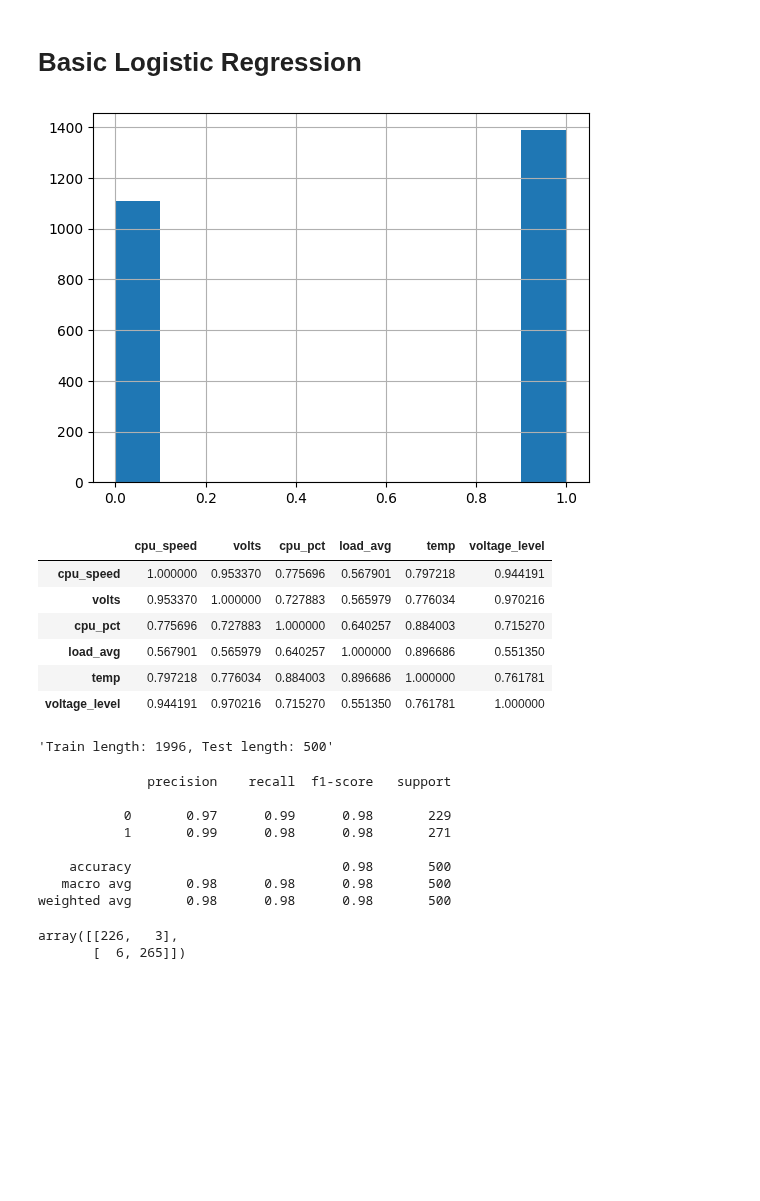
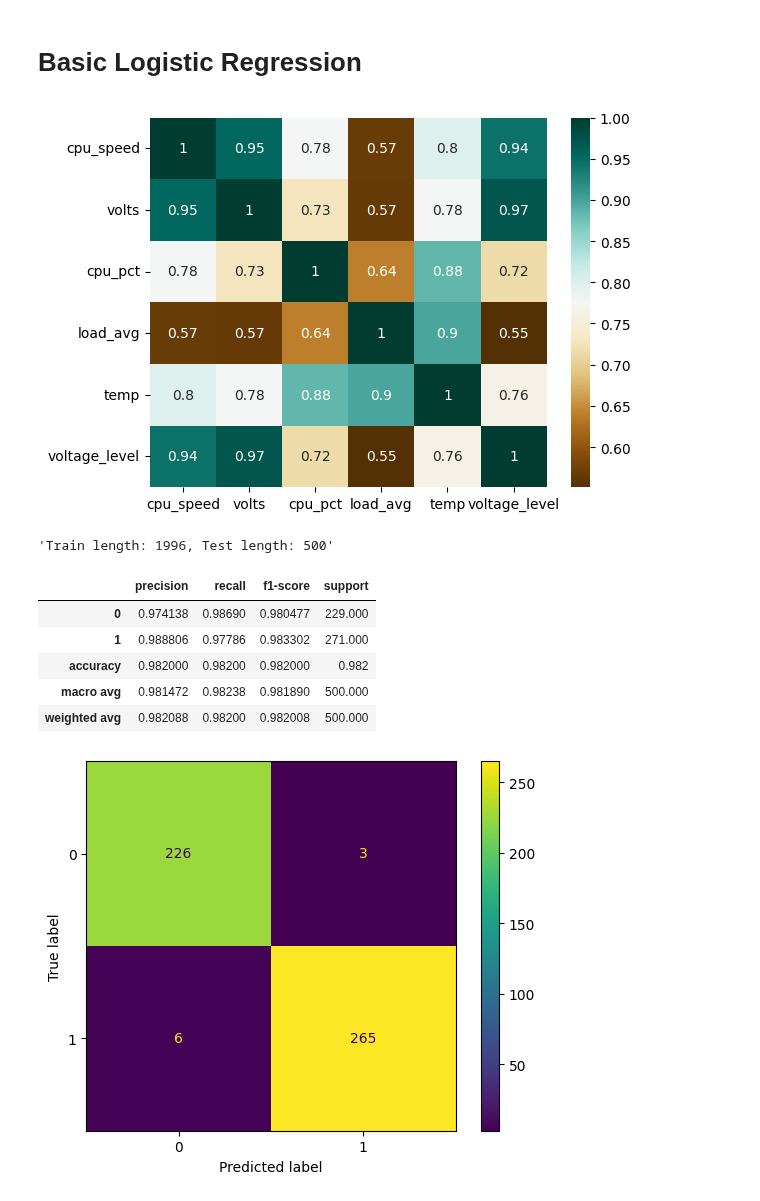
Before and after one commit to raspberrypipress/ai-projects-raspberrypi, a Jupyter notebook: code/ch03/Analyse CPU Data.ipynb, the cells around one changed output. Drawn from its saved outputs; the diff is of its cells as text; code cells hidden in the pictures; blank space fills up the shorter version.

```diff
--- a/code/ch03/Analyse CPU Data.ipynb
+++ b/code/ch03/Analyse CPU Data.ipynb
@@ -122,51 +122,47 @@ Test samples:
 # %%
 from sklearn.pipeline import make_pipeline
 from sklearn.preprocessing import StandardScaler
 from sklearn.linear_model import LogisticRegression
-from sklearn import metrics
+from sklearn.metrics import classification_report, confusion_matrix, ConfusionMatrixDisplay
 
 df_data = df_adjusted.copy() # make a copy
 
 # Convert cpu voltage into a low/high indicator.
 df_data["voltage_level"] = df_data.volts.apply(lambda x: 1 if x >= .825 else 0)
-plt.clf()
-df_data.voltage_level.hist()
+sns.heatmap(df_data.corr(), annot=True, cmap='BrBG')
 plt.show()
-
-display(df_data.corr())
 
 logreg_features = ["temp", "cpu_speed", "cpu_pct"]
 
 X = df_data[logreg_features].values
 y = df_data.voltage_level.values
 
-X_train, X_test, y_train, y_test = train_test_split(X, y, test_size=.2, random_state=42)
+X_train, X_test, y_train, y_test = \
+    train_test_split(X, y, test_size=.2, random_state=42)
 display(f"Train length: {len(X_train)}, Test length: {len(X_test)}")
 
 logreg = make_pipeline(StandardScaler(),
                        LogisticRegression())
 logreg.fit(X_train, y_train)
 y_pred = logreg.predict(X_test)
 
-print(metrics.classification_report(y_test, y_pred))
-display(metrics.confusion_matrix(y_test, y_pred))
+report_dict = classification_report(y_test, y_pred, output_dict=True)
+df_report = pd.DataFrame(report_dict).transpose()
+display(df_report)
+
+cm = confusion_matrix(y_test, y_pred)
+disp = ConfusionMatrixDisplay(confusion_matrix=cm,
+                              display_labels=logreg.classes_)
+disp.plot()
+# From upper left, moving clockwise, the cells are: true negatives, false positives, false negatives, true positives.
+plt.show()
 # %% [output]
-[figure, old version]
+[figure, new version]
+'Train length: 1996, Test length: 500'
-|  | cpu_speed | volts | cpu_pct | load_avg | temp | voltage_level |
-| cpu_speed | 1.000000 | 0.953370 | 0.775696 | 0.567901 | 0.797218 | 0.944191 |
-| volts | 0.953370 | 1.000000 | 0.727883 | 0.565979 | 0.776034 | 0.970216 |
-| cpu_pct | 0.775696 | 0.727883 | 1.000000 | 0.640257 | 0.884003 | 0.715270 |
-| load_avg | 0.567901 | 0.565979 | 0.640257 | 1.000000 | 0.896686 | 0.551350 |
-| temp | 0.797218 | 0.776034 | 0.884003 | 0.896686 | 1.000000 | 0.761781 |
-| voltage_level | 0.944191 | 0.970216 | 0.715270 | 0.551350 | 0.761781 | 1.000000 |
+|  | precision | recall | f1-score | support |
+| 0 | 0.974138 | 0.98690 | 0.980477 | 229.000 |
+| 1 | 0.988806 | 0.97786 | 0.983302 | 271.000 |
+| accuracy | 0.982000 | 0.98200 | 0.982000 | 0.982 |
+| macro avg | 0.981472 | 0.98238 | 0.981890 | 500.000 |
+| weighted avg | 0.982088 | 0.98200 | 0.982008 | 500.000 |
-'Train length: 1996, Test length: 500'
-              precision    recall  f1-score   support
-
-           0       0.97      0.99      0.98       229
-           1       0.99      0.98      0.98       271
-
-    accuracy                           0.98       500
-   macro avg       0.98      0.98      0.98       500
-weighted avg       0.98      0.98      0.98       500
-array([[226,   3],
-       [  6, 265]])
+[figure, added]
```
Also changed, not shown: parts of 2 cells of this notebook, 1 other file.
